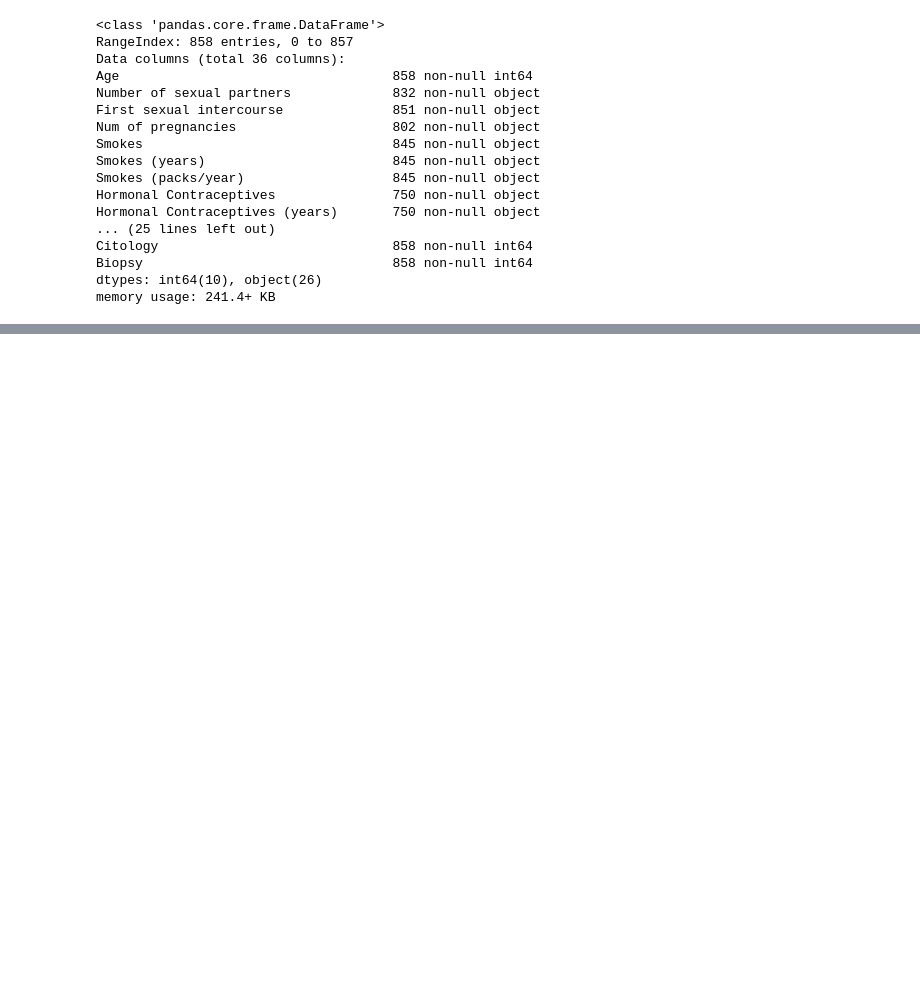
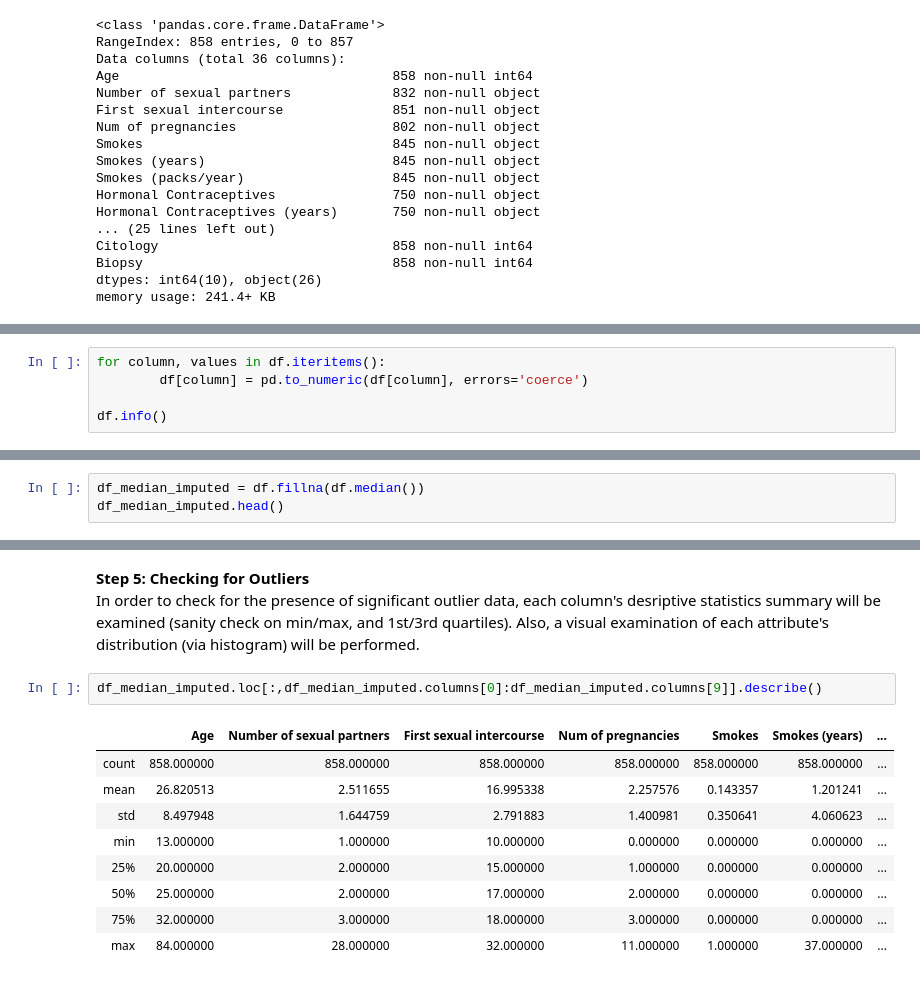
Before and after one commit to s-weisenberg/Data-Science-Projects, a Jupyter notebook: Capstone_Project_1/Capstone1_Data_Wrangling.ipynb, the cells around one changed output, grey strips where cells are left out. Cells and saved outputs as stored; diff of their text form; blank space fills up the shorter version.

```diff
--- a/Capstone_Project_1/Capstone1_Data_Wrangling.ipynb
+++ b/Capstone_Project_1/Capstone1_Data_Wrangling.ipynb
@@ -93,0 +97,5 @@ memory usage: 241.4+ KB
+# %%
+for column, values in df.iteritems():
+        df[column] = pd.to_numeric(df[column], errors='coerce')
+
+df.info()
@@ -93,0 +123,3 @@ memory usage: 241.4+ KB
+# %%
+df_median_imputed = df.fillna(df.median())
+df_median_imputed.head()
@@ -93,0 +153,15 @@ memory usage: 241.4+ KB
+# %% [markdown]
+__Step 5: Checking for Outliers__<br>
+In order to check for the presence of significant outlier data, each column's desriptive statistics summary will be examined (sanity check on min/max, and 1st/3rd quartiles). Also, a visual examination of each attribute's distribution (via histogram) will be performed.
+# %%
+df_median_imputed.loc[:,df_median_imputed.columns[0]:df_median_imputed.columns[9]].describe()
+# %% [output]
+|  | Age | Number of sexual partners | First sexual intercourse | Num of pregnancies | Smokes | Smokes (years) | ... |
+| count | 858.000000 | 858.000000 | 858.000000 | 858.000000 | 858.000000 | 858.000000 | ... |
+| mean | 26.820513 | 2.511655 | 16.995338 | 2.257576 | 0.143357 | 1.201241 | ... |
+| std | 8.497948 | 1.644759 | 2.791883 | 1.400981 | 0.350641 | 4.060623 | ... |
+| min | 13.000000 | 1.000000 | 10.000000 | 0.000000 | 0.000000 | 0.000000 | ... |
+| 25% | 20.000000 | 2.000000 | 15.000000 | 1.000000 | 0.000000 | 0.000000 | ... |
+| 50% | 25.000000 | 2.000000 | 17.000000 | 2.000000 | 0.000000 | 0.000000 | ... |
+| 75% | 32.000000 | 3.000000 | 18.000000 | 3.000000 | 0.000000 | 0.000000 | ... |
+| max | 84.000000 | 28.000000 | 32.000000 | 11.000000 | 1.000000 | 37.000000 | ... |
```
Also changed, not shown: parts of 13 cells of this notebook.
